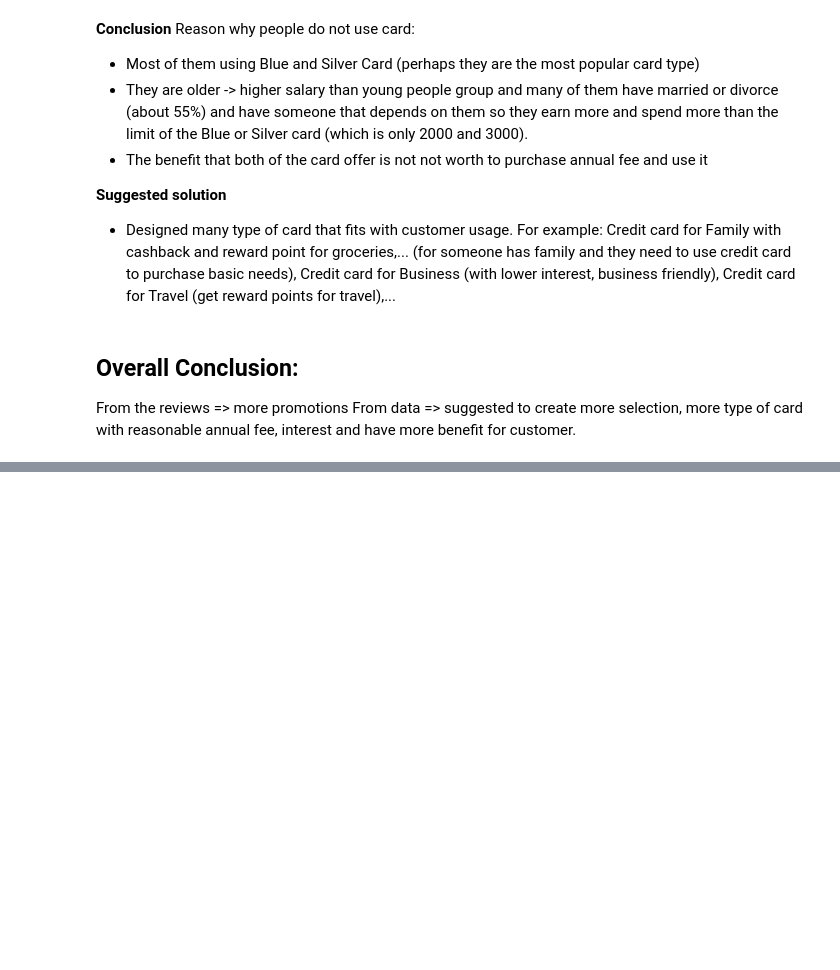
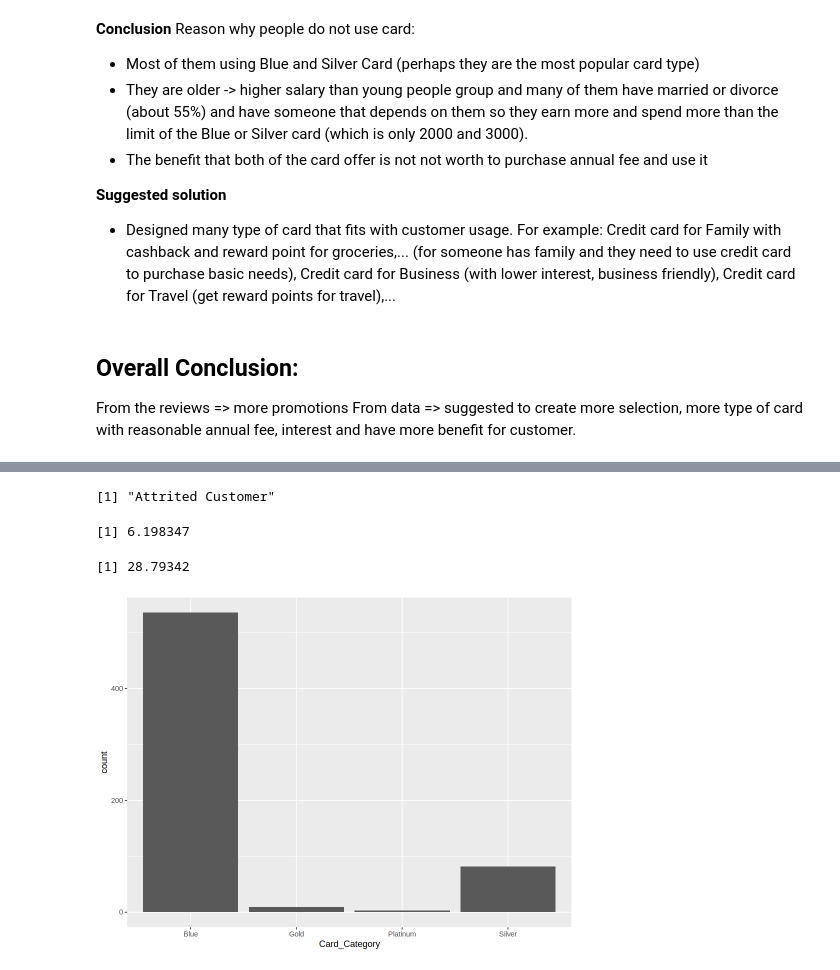
Before and after one commit to lanchiphamm/BOLT-Datathon, a Jupyter notebook: Untitled.ipynb, the cells around one changed output, grey strips where cells are left out. Drawn from its saved outputs; the diff is of its cells as text; code cells hidden in the pictures; blank space fills up the shorter version.

```diff
--- a/Untitled.ipynb
+++ b/Untitled.ipynb
@@ -487,0 +502,8 @@ From data => suggested to create more selection, more type of card with reasonab
+# %%
+clean_data$age_group_chi[clean_data$Customer_Age <= 25] <- "18-25"
+clean_data$age_group_chi[25 < clean_data$Customer_Age & clean_data$Customer_Age < 40] <- "26-39"
+clean_data$age_group_chi[40 <= clean_data$Customer_Age & clean_data$Customer_Age < 50] <- "40-49"
+clean_data$age_group_chi[50 <= clean_data$Customer_Age & clean_data$Customer_Age < 60] <- "50-59"
+clean_data$age_group_chi[60 <= clean_data$Customer_Age & clean_data$Customer_Age < 70] <- "60-69"
+clean_data$age_group_chi[70 <= clean_data$Customer_Age & clean_data$Customer_Age < 80] <- "70-79"
+head(clean_data, 5)
@@ -487,0 +603,6 @@ From data => suggested to create more selection, more type of card with reasonab
+# %%
+target_group <- clean_data %>%
+    filter(Income_Category == 'Less than $40K',
+          age_group_chi == '18-25',
+          Education_Level == 'College')
+target_group
@@ -487,0 +622,16 @@ From data => suggested to create more selection, more type of card with reasonab
+# %%
+# All attrited
+unique(target_group$Attrition_Flag)
+# %% [output]
+[1] "Attrited Customer"
+# %%
+nrow(target_group) / nrow(clean_data) * 100
+nrow(target_group) / nrow(attrited_data) * 100
+# %% [output]
+[1] 6.198347
+[1] 28.79342
+# %%
+ggplot(target_group, aes(x = Card_Category)) +
+    geom_bar()
+# %% [output]
+[figure, added]
```
Also changed, not shown: parts of 20 cells of this notebook, 1 other file.
